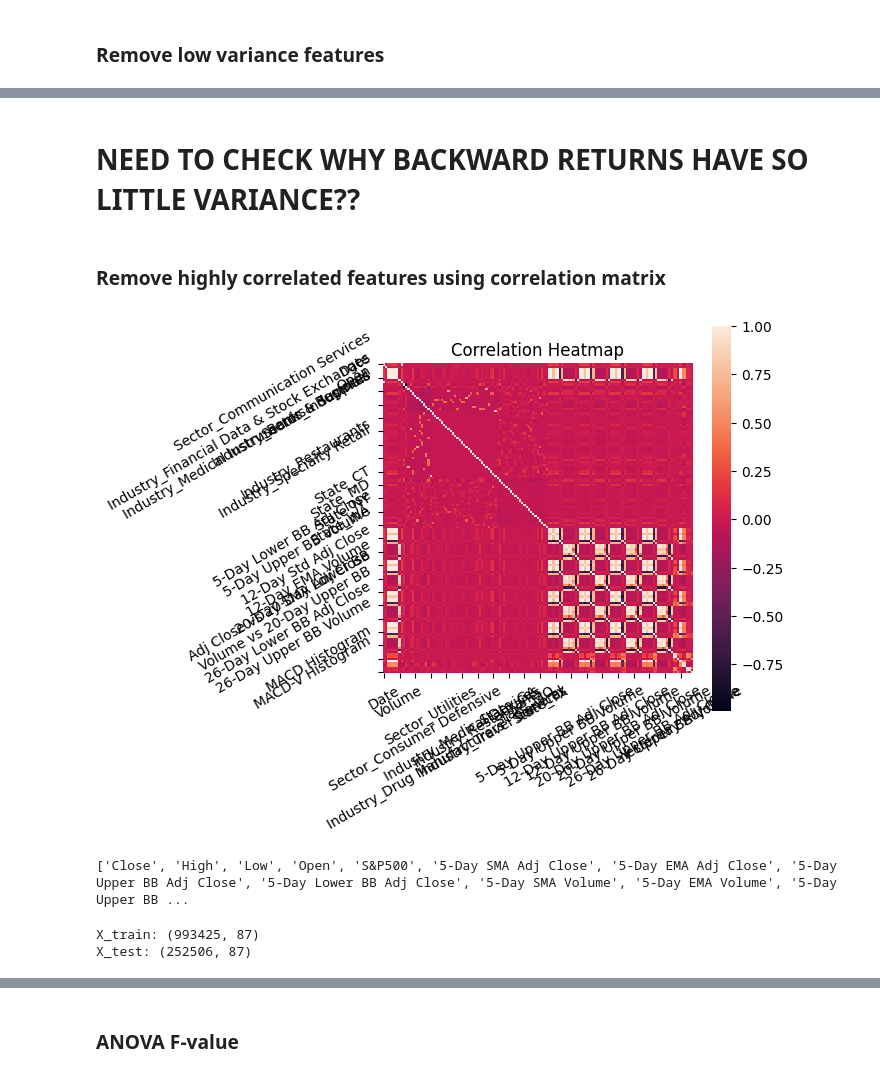
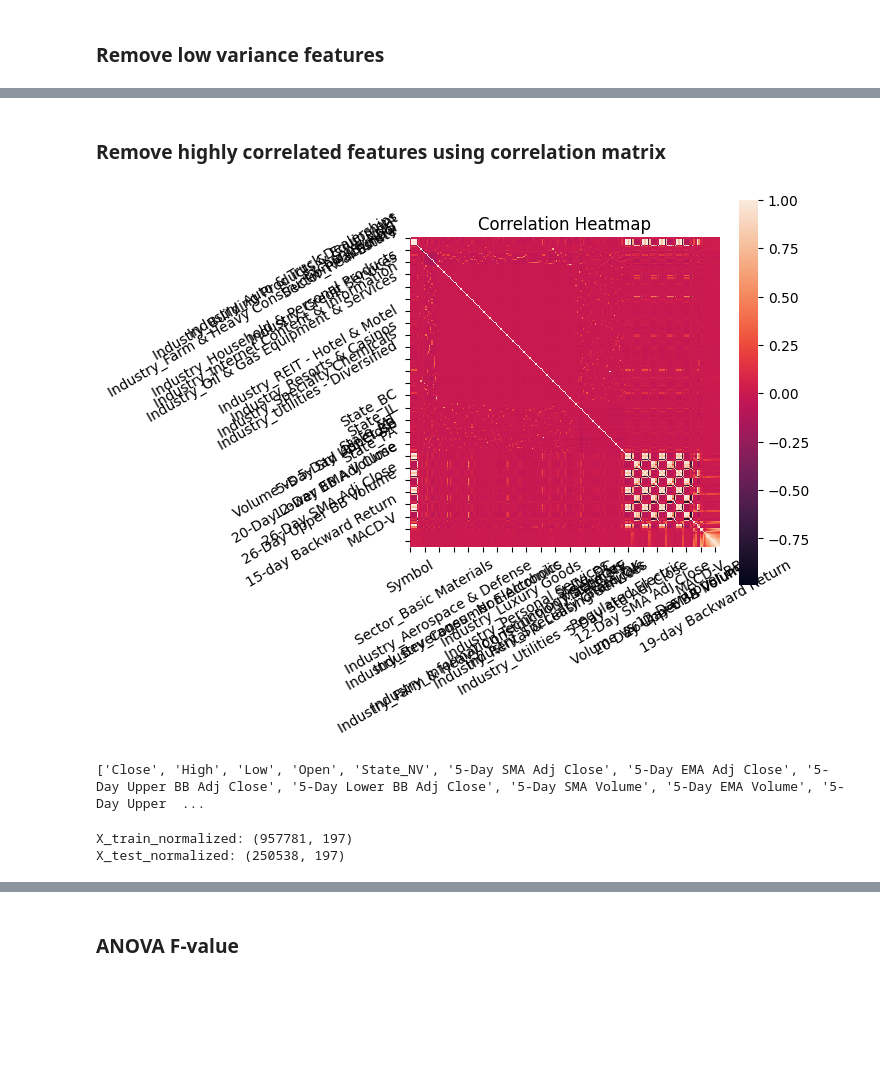
Before and after one commit to ed-churchill/ibm-ml-certificate, a Jupyter notebook: ibm-classification-feature-selection.ipynb, the cells around one changed output, grey strips where cells are left out. Cells and saved outputs as stored; diff of their text form; code cells hidden in the pictures; blank space fills up the shorter version.

```diff
--- a/ibm-classification-feature-selection.ipynb
+++ b/ibm-classification-feature-selection.ipynb
@@ -27,13 +28,15 @@ We should only perform feature selection on our training set to avoid overfittin
+# %%
+df.dropna(inplace=True, ignore_index=True)
 # %%
 # Training set
 X_train = df[(df['Date'] <= 2000) & (df['Date'] >= 26)]
 y_train = X_train['3-week Forward Excess Return Sign']
-X_train.drop('3-week Forward Excess Return Sign', inplace=True, axis=1)
+X_train.drop(['Date', '3-week Forward Excess Return Sign'], inplace=True, axis=1)
 
 # Test set
 X_test = df[(df['Date'] > 2000) & (df['Date'] <= 2502)]
 y_test = X_test['3-week Forward Excess Return Sign']
-X_test.drop('3-week Forward Excess Return Sign', inplace=True, axis=1)
+X_test.drop(['Date', '3-week Forward Excess Return Sign'], inplace=True, axis=1)
 
 # Print shapes
 print(f"X_train: {X_train.shape}")
@@ -56,3 +59,15 @@ See the caveats in the documentation: https://pandas.pydata.org/pandas-docs/stab
+# %%
+# Scale features using training set mean and std to avoid look-ahead bias
+from sklearn.preprocessing import StandardScaler
+scaler = StandardScaler()
+X_train_normalized = pd.DataFrame(
+    data=scaler.fit_transform(X_train),
+    columns=X_train.columns
+)
+X_test_normalized = pd.DataFrame(
+    data=scaler.transform(X_test),
+    columns=X_test.columns
+)
 # %% [markdown]
 ## Filter Methods
 # %% [markdown]
@@ -71,16 +86,16 @@ There are 0 constant features
 # %%
 # Find 'almost' constant features
 almost_constant_threshold = VarianceThreshold(threshold=0.01)
-almost_constant_threshold.fit(X_train)
-num_almost_constant_features = len(X_train.columns) - sum(almost_constant_threshold.get_support())
+almost_constant_threshold.fit(X_train_normalized)
+num_almost_constant_features = len(X_train_normalized.columns) - sum(almost_constant_threshold.get_support())
 print(f"There are {num_almost_constant_features} almost constant features")
-print([c for c in X_train.columns if c not in X_train.columns[almost_constant_threshold.get_support()]])
+print([c for c in X_train_normalized.columns if c not in X_train_normalized.columns[almost_constant_threshold.get_support()]])
 
 # Remove 'almost constant' features
-X_train = pd.DataFrame(almost_constant_threshold.transform(X_train), columns=X_train.columns[almost_constant_threshold.get_support()])
-X_test = pd.DataFrame(almost_constant_threshold.transform(X_test), columns=X_test.columns[almost_constant_threshold.get_support()])
+X_train_normalized = pd.DataFrame(almost_constant_threshold.transform(X_train_normalized), columns=X_train_normalized.columns[almost_constant_threshold.get_support()])
+X_test_normalized = pd.DataFrame(almost_constant_threshold.transform(X_test_normalized), columns=X_test_normalized.columns[almost_constant_threshold.get_support()])
 
 # Check shapes to ensure features have been removed
-print(f"X_train: {X_train.shape}")
-print(f"X_test: {X_test.shape}")
+print(f"X_train_normalized: {X_train_normalized.shape}")
+print(f"X_test_normalized: {X_test_normalized.shape}")
 # %% [output]
@@ -107,22 +106,20 @@ X_train
-# %% [markdown]
-# NEED TO CHECK WHY BACKWARD RETURNS HAVE SO LITTLE VARIANCE??
 # %% [markdown]
 ### Remove highly correlated features using correlation matrix
 # %%
 # Create correlation matrix of remaining features
-corr_matrix = X_train.corr()
+corr_matrix = X_train_normalized.corr()
 
 # Create correlation heatmap
 import matplotlib.pyplot as plt
 import seaborn as sns
 plt.figure(figsize=(5,5))
 plt.title('Correlation Heatmap')
 a = sns.heatmap(corr_matrix, square=True, fmt='.2f', linecolor='black')
 a.set_xticklabels(a.get_xticklabels(), rotation=30)
 a.set_yticklabels(a.get_yticklabels(), rotation=30)
 plt.show()
 # %% [output]
-[figure, old version]
+[figure, new version]
 # %%
 # Get columns of correlation matrix that have high correlation to other features (need upper triangular matrix to stop wrong features being dropped)
 correlation_threshold = 0.9
@@ -130,15 +127,15 @@ upper = corr_matrix.where(np.triu(np.ones(corr_matrix.shape), k=1).astype(np.boo
 to_drop = [column for column in list(upper.columns) if any(upper[column] > correlation_threshold)]
 print(to_drop)
 # %% [output]
-['Close', 'High', 'Low', 'Open', 'S&P500', '5-Day SMA Adj Close', '5-Day EMA Adj Close', '5-Day Upper BB Adj Close', '5-Day Lower BB Adj Close', '5-Day SMA Volume', '5-Day EMA Volume', '5-Day Upper BB ...
+['Close', 'High', 'Low', 'Open', 'State_NV', '5-Day SMA Adj Close', '5-Day EMA Adj Close', '5-Day Upper BB Adj Close', '5-Day Lower BB Adj Close', '5-Day SMA Volume', '5-Day EMA Volume', '5-Day Upper  ...
 # %%
-# Drop highyl correlated features from X_train and X_test
-X_train.drop(to_drop, axis=1, inplace=True)
-X_test.drop(to_drop, axis=1, inplace=True)
+# Drop highly correlated features from X_train and X_test
+X_train_normalized.drop(to_drop, axis=1, inplace=True)
+X_test_normalized.drop(to_drop, axis=1, inplace=True)
 
 # Check shapes to ensure features have been removed
-print(f"X_train: {X_train.shape}")
-print(f"X_test: {X_test.shape}")
+print(f"X_train_normalized: {X_train_normalized.shape}")
+print(f"X_test_normalized: {X_test_normalized.shape}")
 # %% [output]
-X_train: (993425, 87)
-X_test: (252506, 87)
+X_train_normalized: (957781, 197)
+X_test_normalized: (250538, 197)
```
Also changed, not shown: parts of 13 cells of this notebook.
